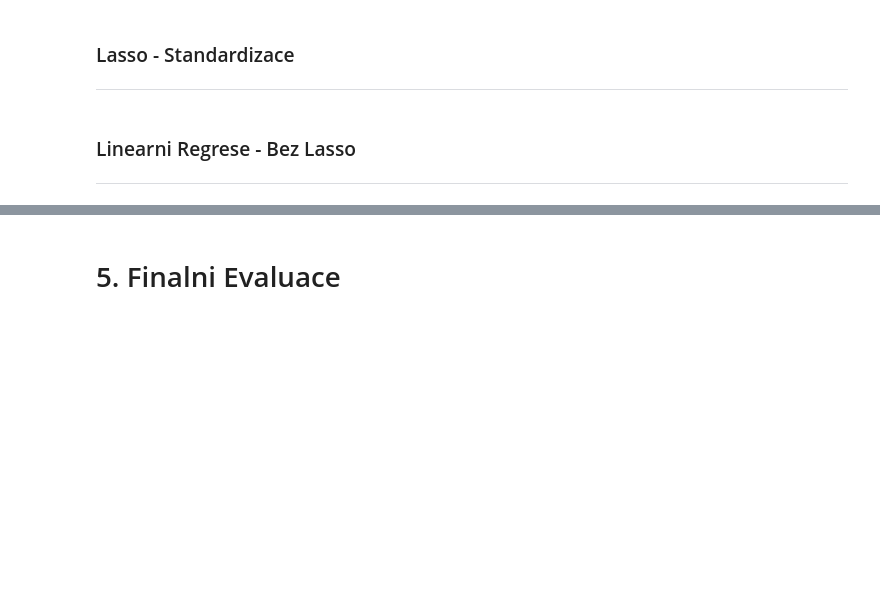
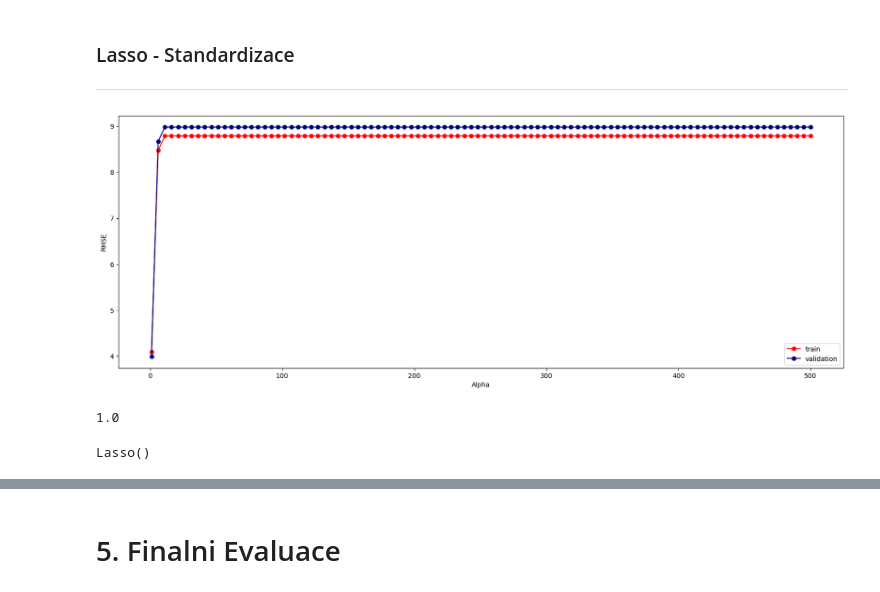
Before and after one commit to nickobard/Machine-Learning-I, a Jupyter notebook: 02/homework_02.ipynb, the cells around one changed output, grey strips where cells are left out. Cells and saved outputs as stored; diff of their text form; code cells hidden in the pictures; blank space fills up the shorter version.

```diff
--- a/02/homework_02.ipynb
+++ b/02/homework_02.ipynb
@@ -908,6 +987,49 @@ Samozrejme muze hodne zalezet na tom, jak jsme rozdelil data pro trenovaci mnozi
+# %%
+# 60% trenovaci, 40% zbytek
+Xtrain, Xrest, ytrain, yrest = train_test_split(
+    df_lasso.drop(columns=["Life expectancy"]),
+    df_lasso["Life expectancy"],
+    test_size=0.4,
+)
+
+# 0.4*0.6 = 0.24 -> 24% validacni, 0.4*0.4 = 0.16 -> 16% testovaci
+Xtest, Xval, ytest, yval = train_test_split(Xrest, yrest, test_size=0.6)
 # %% [markdown]
 ### Lasso - Standardizace
 ***
-# %% [markdown]
-### Linearni Regrese - Bez Lasso
-***
+# %%
+scaler = StandardScaler()
+Xtrain_scaled = scaler.fit_transform(Xtrain)
+Xval_scaled = scaler.transform(Xval)
+# %%
+alphas = np.linspace(1, 500, 100)
+# %%
+train_rmse = []
+val_rmse = []
+for alpha in alphas:
+    clf_lasso = Lasso(alpha=alpha, max_iter=10000)
+    clf_lasso.fit(Xtrain_scaled, ytrain)
+    ytrain_pred = clf_lasso.predict(Xtrain_scaled)
+    yval_pred = clf_lasso.predict(Xval_scaled)
+    train_rmse.append(metrics.mean_squared_error(ytrain, ytrain_pred, squared=False))
+    val_rmse.append(metrics.mean_squared_error(yval, yval_pred, squared=False))
+# %%
+fig, ax = plt.subplots(figsize=(20,7))
+ax.plot(alphas, train_rmse, 'o-', label='train', color='red')
+ax.plot(alphas, val_rmse, 'o-', label='validation', color='navy')
+ax.set_xlabel('Alpha')
+ax.set_ylabel('RMSE')
+ax.legend(loc="lower right")
+fig.show()
+# %% [output]
+[figure, added]
+# %%
+best_alpha_lasso = alphas[np.argmin(val_rmse)]
+best_alpha_lasso
+# %% [output]
+1.0
+# %%
+best_clf_lasso = Lasso(alpha=best_alpha_lasso)
+best_clf_lasso.fit(Xtrain_scaled, ytrain)
+# %% [output]
+Lasso()
```
Also changed, not shown: parts of 36 cells of this notebook.
